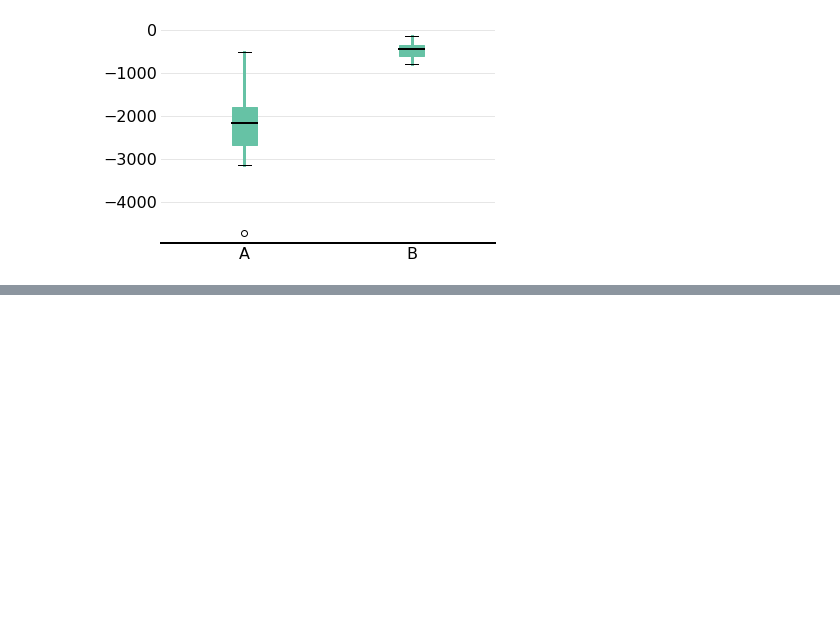
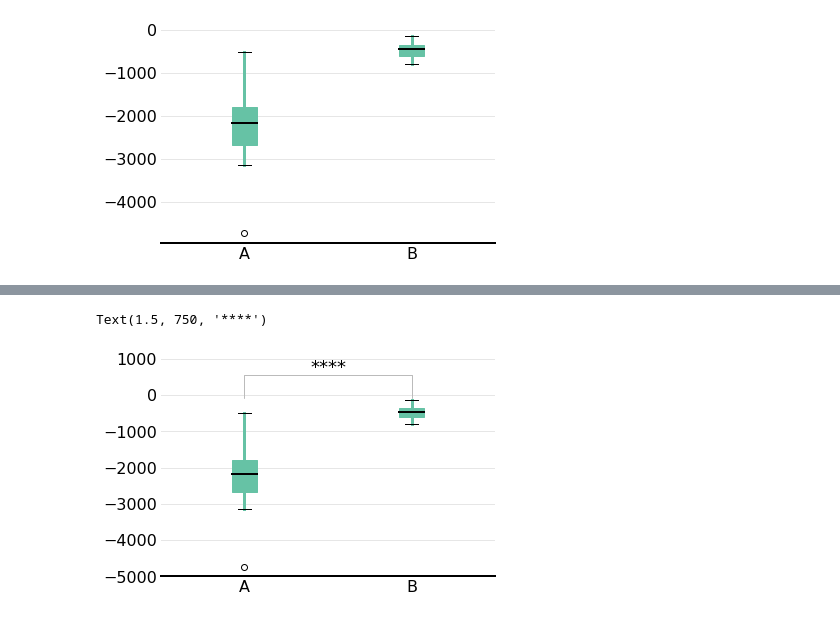
Before and after one commit to jbmouret/matplotlib_for_papers, a Jupyter notebook: boxplot.ipynb, the cells around one changed output, grey strips where cells are left out. Cells and saved outputs as stored; diff of their text form; code cells hidden in the pictures; blank space fills up the shorter version.

Commit message:
add stars

```diff
--- a/boxplot.ipynb
+++ b/boxplot.ipynb
@@ -273,0 +284,4 @@ Successfully installed palettable-3.3.0
+# %%
+import scipy.stats
+_, p = scipy.stats.mannwhitneyu(data_a, data_b)
+print(p)
@@ -273,0 +303,72 @@ Successfully installed palettable-3.3.0
+# %%
+def stars(p):
+    if p < 0.0001:
+        return "****"
+    elif (p < 0.001):
+        return "***"
+    elif (p < 0.01):
+        return "**"
+    elif (p < 0.05):
+        return "*"
+    else:
+        return "-"
+# %%
+import matplotlib as mpl
+
+
+from palettable.colorbrewer.qualitative import Set2_7
+colors = Set2_7.mpl_colors
+
+params = {
+'axes.labelsize': 16,
+'legend.fontsize': 16,
+'xtick.labelsize': 16,
+'ytick.labelsize': 16,
+}
+mpl.rcParams.update(params)
+
+
+fig = plt.figure(figsize=(6, 4))
+ax = fig.add_subplot(1,1,1)
+bp = ax.boxplot([data_a, data_b], patch_artist=True)
+
+# remove the frames
+ax.spines['top'].set_visible(False)
+ax.spines['right'].set_visible(False)
+ax.spines['left'].set_visible(False)
+ax.spines['bottom'].set_linewidth(2)
+#ax.spines['bottom'].set_visible(False)
+
+ax.get_xaxis().tick_bottom()
+ax.get_yaxis().tick_left()
+ax.tick_params(axis='x', length=0)
+ax.tick_params(axis='y', length=0)
+
+# add a grid
+
+ax.grid(axis='y', color="0.9", linestyle='-', linewidth=1)
+ax.set_axisbelow(True)
+
+c=colors[0]
+for w in bp['whiskers']:
+    w.set_color(c)
+    w.set_linewidth(3)
+for patch in bp['boxes']:
+    patch.set_facecolor(c)
+    patch.set_color(c)
+for median in bp['medians']:
+    median.set(color ='black',
+                linewidth = 2)
+
+ax.set_xticklabels(['A', 'B'])
+ax.set_ylim((-5000, 1000))
+_, p = scipy.stats.mannwhitneyu(data_a, data_b)
+y_max = np.max(np.concatenate((data_a, data_b)))
+ax.annotate("", xy=(1, y_max), xycoords='data',
+        xytext=(2, y_max), textcoords='data',
+        arrowprops=dict(arrowstyle="-", ec='#bbbbbb',
+                        connectionstyle="bar,fraction=0.15"))
+ax.text(1.5, 750, stars(p), horizontalalignment='center', verticalalignment='center')
+# %% [output]
+Text(1.5, 750, '****')
+[figure, added]
```
Also changed, not shown: parts of 6 cells of this notebook.
